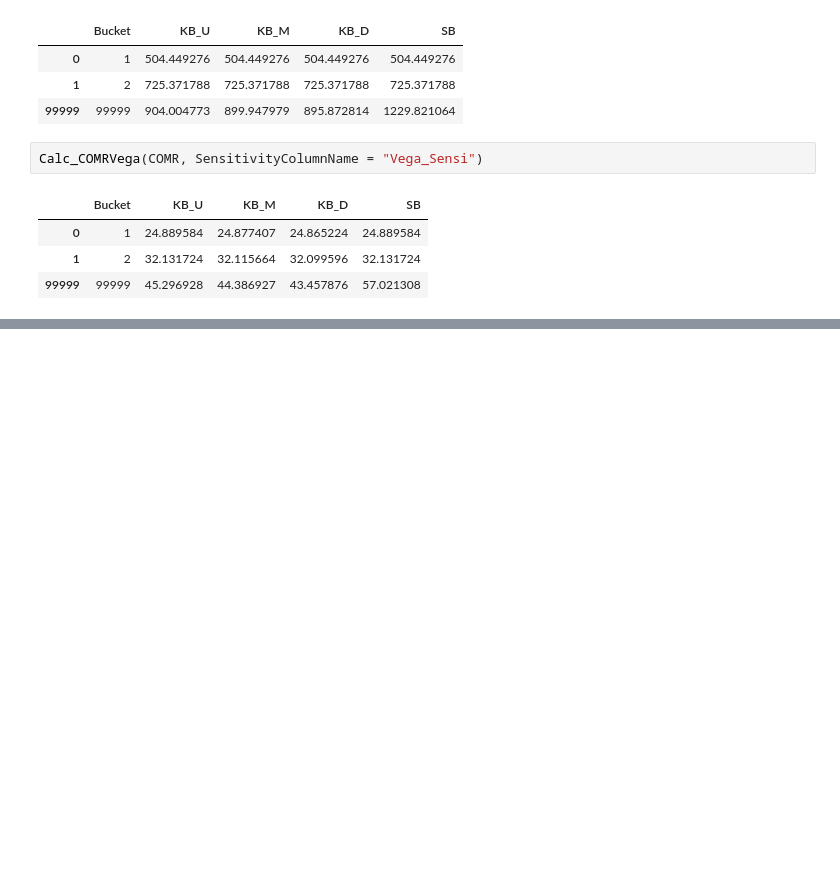
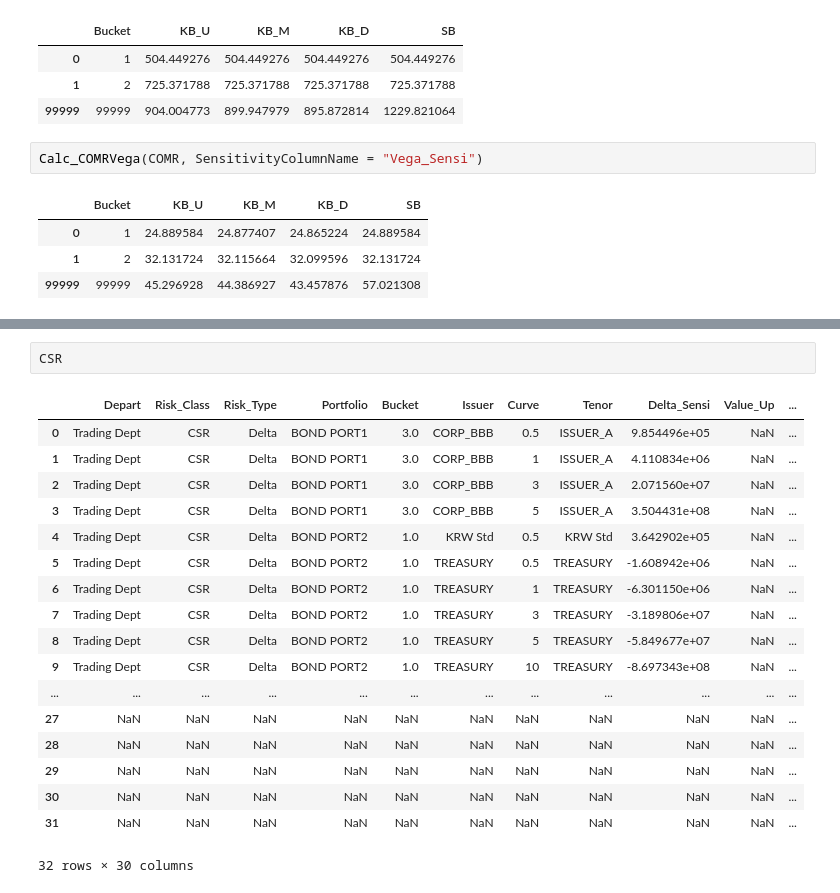
Before and after one commit to ciiadaesun/QuantCpp, a Jupyter notebook: FRTB_Python/FRTB_RiskCharge.ipynb, the cells around one changed output, grey strips where cells are left out. Saved outputs shown, nothing was run; the diff lists cells and outputs as text; blank space fills up the shorter version.

Commit message:
FRTB Risk Charge

```diff
--- a/FRTB_Python/FRTB_RiskCharge.ipynb
+++ b/FRTB_Python/FRTB_RiskCharge.ipynb
@@ -1659,0 +1755,21 @@ Calc_COMRVega(COMR, SensitivityColumnName = "Vega_Sensi")
+# %%
+CSR
+# %% [output]
+|  | Depart | Risk_Class | Risk_Type | Portfolio | Bucket | Issuer | Curve | Tenor | Delta_Sensi | Value_Up | ... |
+| 0 | Trading Dept | CSR | Delta | BOND PORT1 | 3.0 | CORP_BBB | 0.5 | ISSUER_A | 9.854496e+05 | NaN | ... |
+| 1 | Trading Dept | CSR | Delta | BOND PORT1 | 3.0 | CORP_BBB | 1 | ISSUER_A | 4.110834e+06 | NaN | ... |
+| 2 | Trading Dept | CSR | Delta | BOND PORT1 | 3.0 | CORP_BBB | 3 | ISSUER_A | 2.071560e+07 | NaN | ... |
+| 3 | Trading Dept | CSR | Delta | BOND PORT1 | 3.0 | CORP_BBB | 5 | ISSUER_A | 3.504431e+08 | NaN | ... |
+| 4 | Trading Dept | CSR | Delta | BOND PORT2 | 1.0 | KRW Std | 0.5 | KRW Std | 3.642902e+05 | NaN | ... |
+| 5 | Trading Dept | CSR | Delta | BOND PORT2 | 1.0 | TREASURY | 0.5 | TREASURY | -1.608942e+06 | NaN | ... |
+| 6 | Trading Dept | CSR | Delta | BOND PORT2 | 1.0 | TREASURY | 1 | TREASURY | -6.301150e+06 | NaN | ... |
+| 7 | Trading Dept | CSR | Delta | BOND PORT2 | 1.0 | TREASURY | 3 | TREASURY | -3.189806e+07 | NaN | ... |
+| 8 | Trading Dept | CSR | Delta | BOND PORT2 | 1.0 | TREASURY | 5 | TREASURY | -5.849677e+07 | NaN | ... |
+| 9 | Trading Dept | CSR | Delta | BOND PORT2 | 1.0 | TREASURY | 10 | TREASURY | -8.697343e+08 | NaN | ... |
+| ... | ... | ... | ... | ... | ... | ... | ... | ... | ... | ... | ... |
+| 27 | NaN | NaN | NaN | NaN | NaN | NaN | NaN | NaN | NaN | NaN | ... |
+| 28 | NaN | NaN | NaN | NaN | NaN | NaN | NaN | NaN | NaN | NaN | ... |
+| 29 | NaN | NaN | NaN | NaN | NaN | NaN | NaN | NaN | NaN | NaN | ... |
+| 30 | NaN | NaN | NaN | NaN | NaN | NaN | NaN | NaN | NaN | NaN | ... |
+| 31 | NaN | NaN | NaN | NaN | NaN | NaN | NaN | NaN | NaN | NaN | ... |
+32 rows × 30 columns
```
Also changed, not shown: parts of 5 cells of this notebook, 1 other file.
